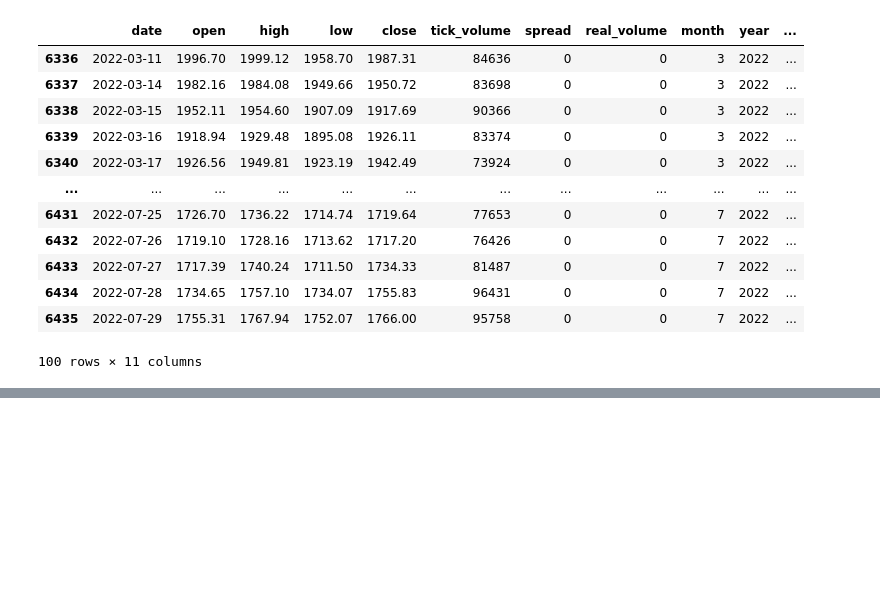
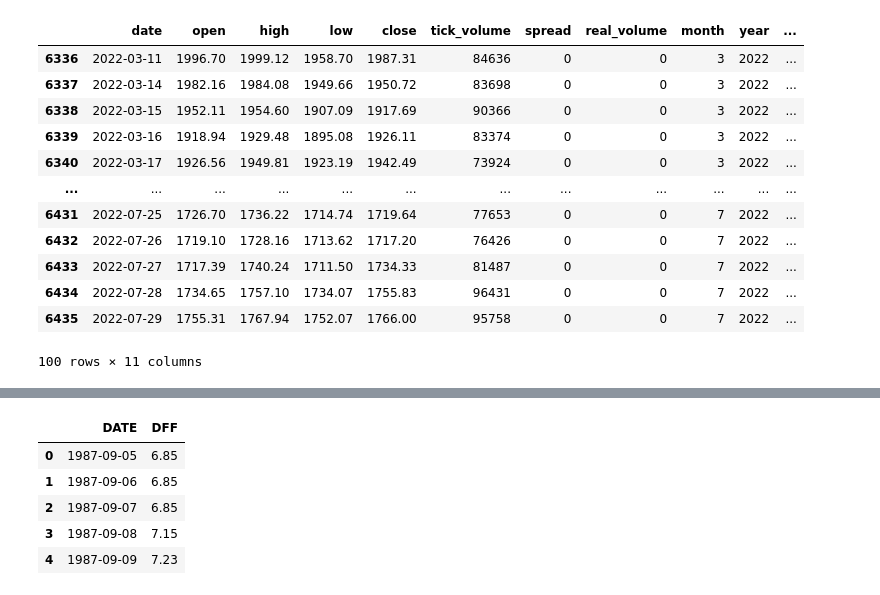
Before and after one commit to jaybfn/Gold_Price_Forecasting, a Jupyter notebook: df_compare.ipynb, the cells around one changed output, grey strips where cells are left out. Saved outputs shown, nothing was run; the diff lists cells and outputs as text; code cells hidden in the pictures; blank space fills up the shorter version.

```diff
--- a/df_compare.ipynb
+++ b/df_compare.ipynb
@@ -121,0 +263,2 @@ GOLD_CPI.tail(100)
+# %%
+INTEREST_RATES = pd.read_csv('data/macro_data/interestrates.csv',parse_dates=['DATE'])
@@ -121,0 +277,9 @@ GOLD_CPI.tail(100)
+# %%
+INTEREST_RATES.head()
+# %% [output]
+|  | DATE | DFF |
+| 0 | 1987-09-05 | 6.85 |
+| 1 | 1987-09-06 | 6.85 |
+| 2 | 1987-09-07 | 6.85 |
+| 3 | 1987-09-08 | 7.15 |
+| 4 | 1987-09-09 | 7.23 |
```
Also changed, not shown: parts of 7 cells of this notebook.
